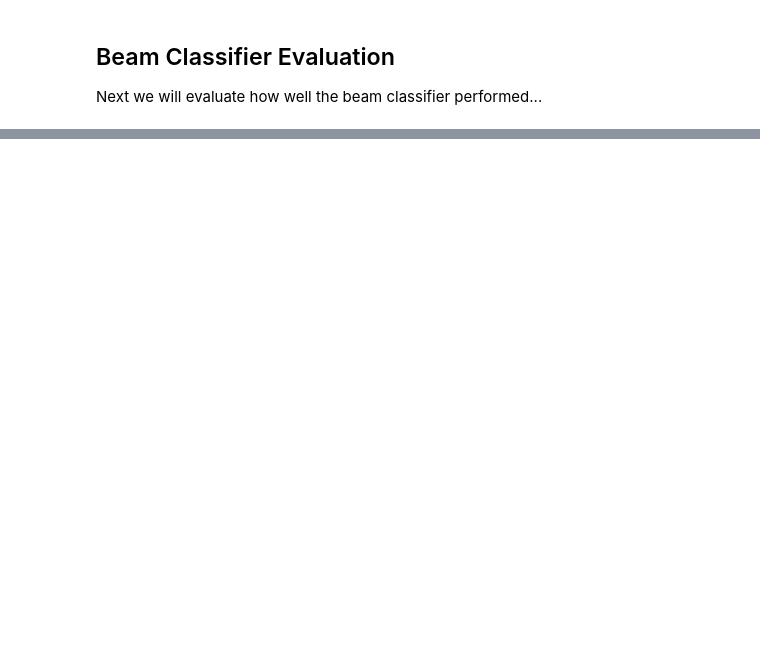
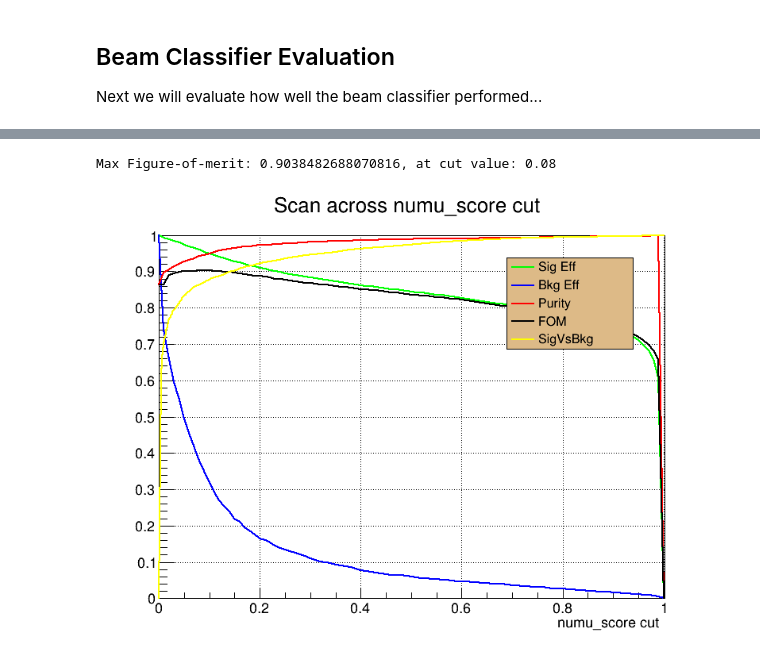
Before and after one commit to chipsneutrino/chips-net, a Jupyter notebook: evaluate.ipynb, the cells around one changed output, grey strips where cells are left out. Saved outputs shown, nothing was run; the diff lists cells and outputs as text; code cells hidden in the pictures; blank space fills up the shorter version.

```diff
--- a/evaluate.ipynb
+++ b/evaluate.ipynb
@@ -371,0 +481,6 @@ Max Figure-of-merit: 0.13289149126468763, at cut value: 0.75
+# %%
+c.Draw()
+print("Max Figure-of-merit: {}, at cut value: {}".format(numu_max_fom, numu_max_fom_cut))
+# %% [output]
+Max Figure-of-merit: 0.9038482688070816, at cut value: 0.08
+[figure, added]
```
Also changed, not shown: parts of 34 cells of this notebook, 1 other file.
